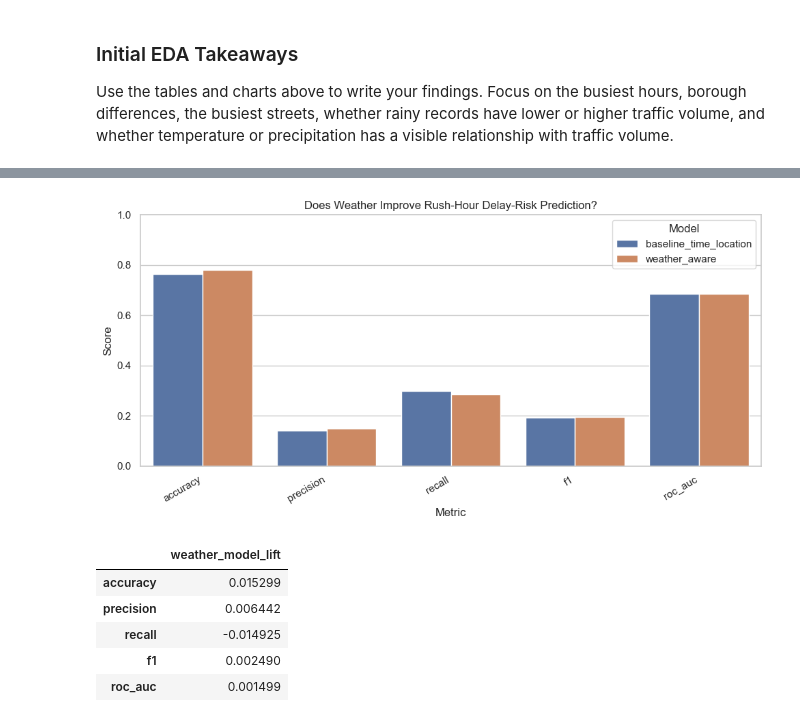
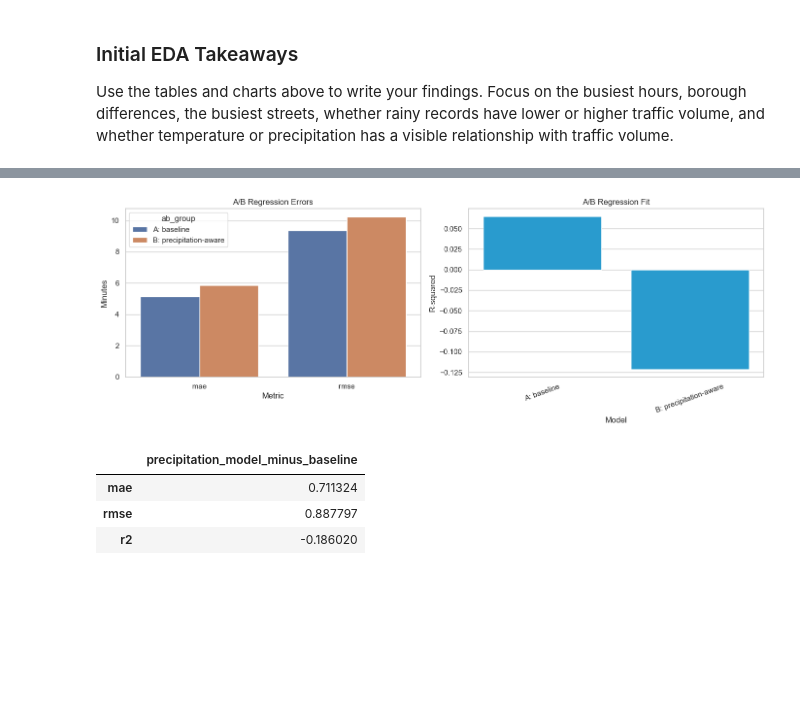
Before and after one commit to datasheng/csc46000-team-project-2026, a Jupyter notebook: proje.ipynb, the cells around one changed output, grey strips where cells are left out. Saved outputs shown, nothing was run; the diff lists cells and outputs as text; code cells hidden in the pictures; blank space fills up the shorter version.

```diff
--- a/proje.ipynb
+++ b/proje.ipynb
@@ -595,11 +598,6 @@ ml_df["rain_intensity"] = pd.cut(
     ml_df["precipitation"],
     bins=[-0.001, 0, 0.05, 0.15, float("inf")],
     labels=["none", "light", "moderate", "heavy"]
-)
-ml_df["temp_bin"] = pd.cut(
-    ml_df["temperature_2m"],
-    bins=[-float("inf"), 32, 45, 60, 75, float("inf")],
-    labels=["freezing", "cold", "mild", "warm", "hot"]
 )
 
 baseline_cols = ["boro", "street", "fromst", "tost", "direction", "day_of_week", "hour"]
@@ -613,12 +611,20 @@ baseline_volume = (
 ml_df = ml_df.merge(baseline_volume, on=baseline_cols, how="left")
 ml_df = ml_df[ml_df["expected_volume"] > 0].copy()
 ml_df["delay_index"] = ml_df["vol"] / ml_df["expected_volume"]
-ml_df["delay_risk"] = (ml_df["delay_index"] >= 1.20).astype(int)
+
+# Delay time proxy: a 1.20 delay index maps to about 12 excess minutes in an hour.
+ml_df["delay_minutes"] = ((ml_df["delay_index"] - 1).clip(lower=0) * 60).round(2)
+ml_df["delay_level"] = pd.cut(
+    ml_df["delay_minutes"],
+    bins=[-0.001, 5, 15, 30, float("inf")],
+    labels=["Low", "Moderate", "High", "Severe"]
+)
 
 rush_df = ml_df[ml_df["rush_hour"]].copy()
 
 print(f"Rush-hour rows: {len(rush_df):,}")
-print(f"Delay-risk rate during rush hour: {rush_df['delay_risk'].mean():.2%}")
-display(rush_df[["date", "hour", "boro", "street", "vol", "expected_volume", "delay_index", "delay_risk", "temperature_2m", "precipitation"]].head())
+print(f"Average estimated delay minutes: {rush_df['delay_minutes'].mean():.2f}")
+print(f"Average precipitation: {rush_df['precipitation'].mean():.3f}")
+display(rush_df[["date", "hour", "boro", "street", "vol", "expected_volume", "delay_index", "delay_minutes", "delay_level", "temperature_2m", "precipitation", "rain_intensity"]].head())
 # %% [output]
 Rush-hour rows: 2,875
@@ -797,27 +804,35 @@ weighted avg       0.85      0.78      0.81       719
 # %%
-model_results_long = model_results.melt(id_vars="model", var_name="metric", value_name="score")
+model_results_long = model_results.melt(
+    id_vars=["model", "features", "ab_group"],
+    value_vars=["mae", "rmse", "r2"],
+    var_name="metric",
+    value_name="score"
+)
 
-plt.figure(figsize=(10, 5))
-sns.barplot(data=model_results_long, x="metric", y="score", hue="model")
-plt.title("Does Weather Improve Rush-Hour Delay-Risk Prediction?")
-plt.xlabel("Metric")
-plt.ylabel("Score")
-plt.ylim(0, 1)
-plt.xticks(rotation=30, ha="right")
-plt.legend(title="Model")
+fig, axes = plt.subplots(1, 2, figsize=(14, 5))
+error_metrics = model_results_long[model_results_long["metric"].isin(["mae", "rmse"])]
+sns.barplot(data=error_metrics, x="metric", y="score", hue="ab_group", ax=axes[0])
+axes[0].set_title("A/B Regression Errors")
+axes[0].set_xlabel("Metric")
+axes[0].set_ylabel("Minutes")
+
+sns.barplot(data=model_results, x="ab_group", y="r2", ax=axes[1], color="#0ea5e9")
+axes[1].set_title("A/B Regression Fit")
+axes[1].set_xlabel("Model")
+axes[1].set_ylabel("R-squared")
+axes[1].tick_params(axis="x", rotation=20)
+
 plt.tight_layout()
 plt.show()
 
-weather_lift = model_results.set_index("model").loc["weather_aware"] - model_results.set_index("model").loc["baseline_time_location"]
-display(weather_lift.to_frame("weather_model_lift"))
+ab_lift = model_results.set_index("model").loc["precipitation_aware", ["mae", "rmse", "r2"]] - model_results.set_index("model").loc["baseline_time_location", ["mae", "rmse", "r2"]]
+display(ab_lift.to_frame("precipitation_model_minus_baseline"))
 # %% [output]
-[figure, old version]
+[figure, new version]
-|  | weather_model_lift |
-| accuracy | 0.015299 |
-| precision | 0.006442 |
-| recall | -0.014925 |
-| f1 | 0.002490 |
-| roc_auc | 0.001499 |
+|  | precipitation_model_minus_baseline |
+| mae | 0.711324 |
+| rmse | 0.887797 |
+| r2 | -0.186020 |
 # %%
 feature_names = weather_model.named_steps["preprocessor"].get_feature_names_out()
 importances = weather_model.named_steps["model"].feature_importances_
```
Also changed, not shown: parts of 17 cells of this notebook, 2 other files.
